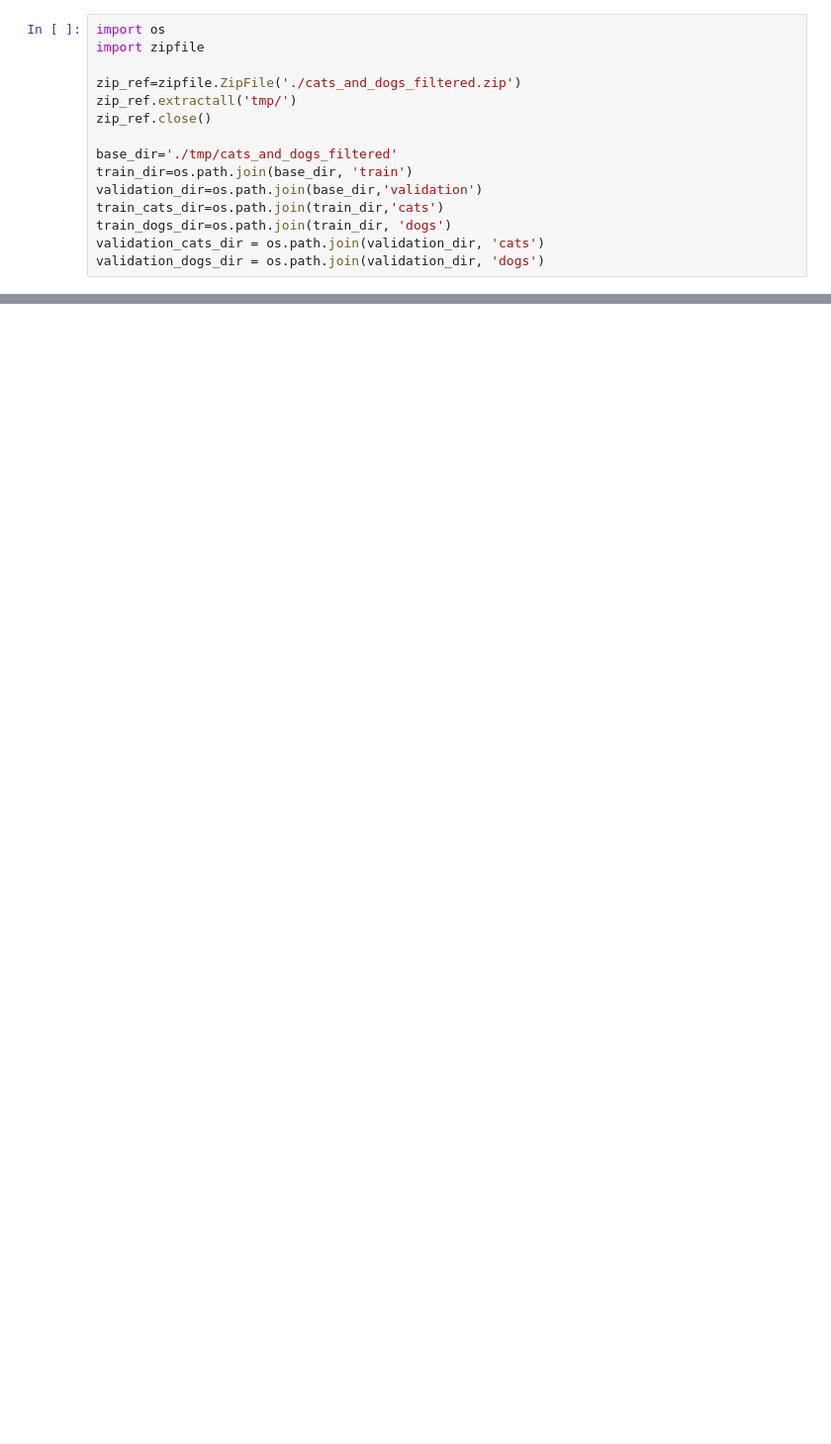
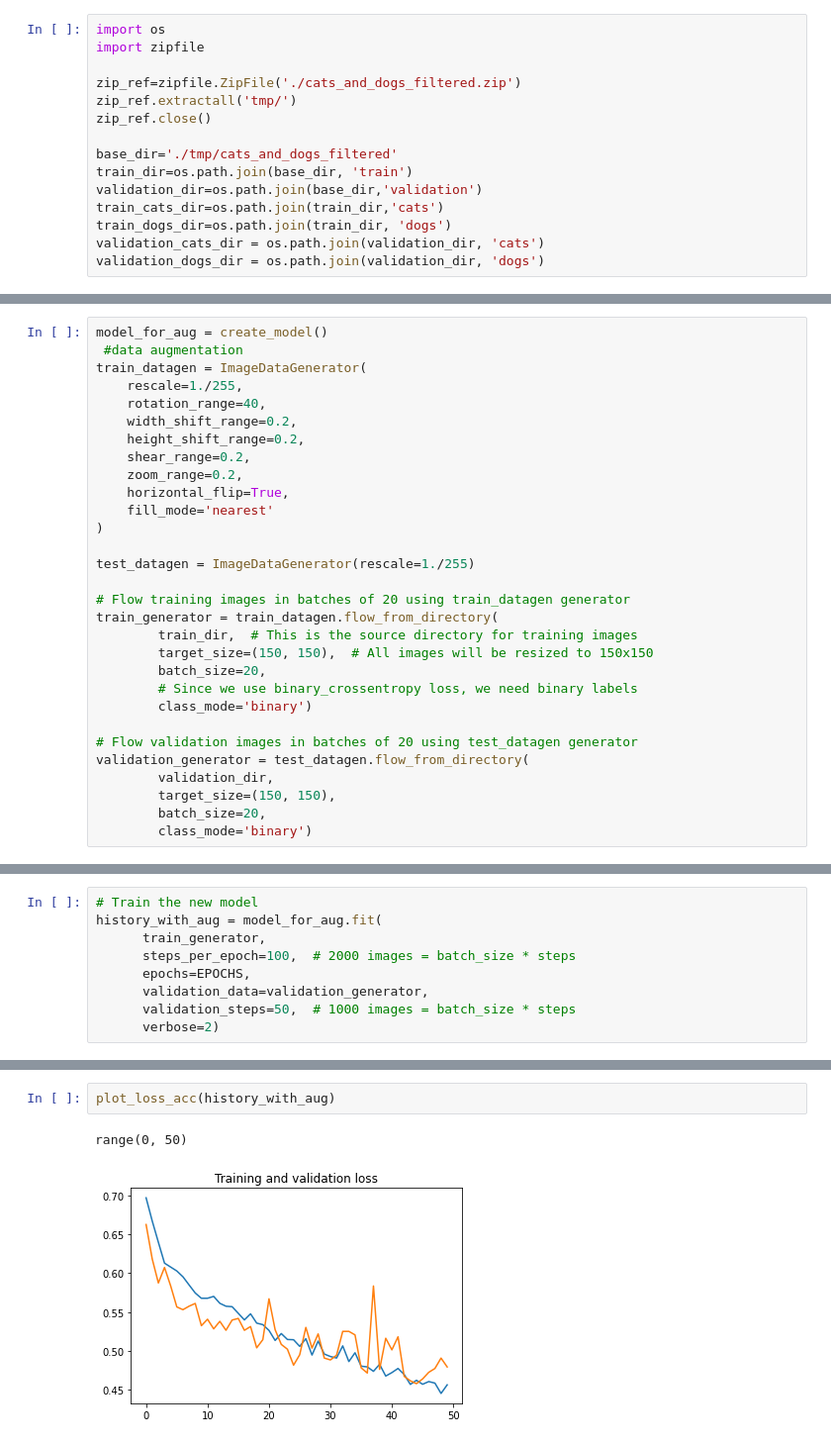
Before and after one commit to kimdesok/Introduction-to-TensorFlow-for-Artificial-Intelligence-Machine-Learning-and-Deep-Learning-Coursera, a Jupyter notebook: C2/C2_W2_Lab_1_cats_v_dogs_augmentation.ipynb, the cells around one changed output, grey strips where cells are left out. Shown: that part at 99% size. Cells and saved outputs as stored; diff of their text form; blank space fills up the shorter version.

```diff
--- a/C2/C2_W2_Lab_1_cats_v_dogs_augmentation.ipynb
+++ b/C2/C2_W2_Lab_1_cats_v_dogs_augmentation.ipynb
@@ -89,0 +143,30 @@ KeyboardInterrupt: ignored
+# %%
+model_for_aug = create_model()
+ #data augmentation
+train_datagen = ImageDataGenerator(
+    rescale=1./255,
+    rotation_range=40,
+    width_shift_range=0.2,
+    height_shift_range=0.2,
+    shear_range=0.2,
+    zoom_range=0.2,
+    horizontal_flip=True,
+    fill_mode='nearest'
+)
+
+test_datagen = ImageDataGenerator(rescale=1./255)
+
+# Flow training images in batches of 20 using train_datagen generator
+train_generator = train_datagen.flow_from_directory(
+        train_dir,  # This is the source directory for training images
+        target_size=(150, 150),  # All images will be resized to 150x150
+        batch_size=20,
+        # Since we use binary_crossentropy loss, we need binary labels
+        class_mode='binary')
+
+# Flow validation images in batches of 20 using test_datagen generator
+validation_generator = test_datagen.flow_from_directory(
+        validation_dir,
+        target_size=(150, 150),
+        batch_size=20,
+        class_mode='binary')
@@ -89,0 +176,9 @@ KeyboardInterrupt: ignored
+# %%
+# Train the new model
+history_with_aug = model_for_aug.fit(
+      train_generator,
+      steps_per_epoch=100,  # 2000 images = batch_size * steps
+      epochs=EPOCHS,
+      validation_data=validation_generator,
+      validation_steps=50,  # 1000 images = batch_size * steps
+      verbose=2)
@@ -89,0 +203,5 @@ KeyboardInterrupt: ignored
+# %%
+plot_loss_acc(history_with_aug)
+# %% [output]
+range(0, 50)
+[figure, added]
```
Also changed, not shown: parts of 8 cells of this notebook.
